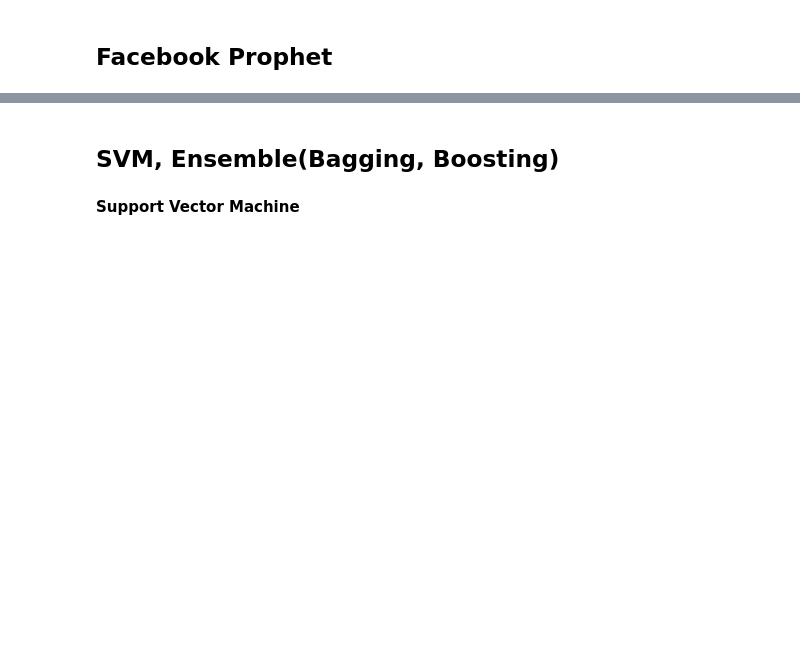
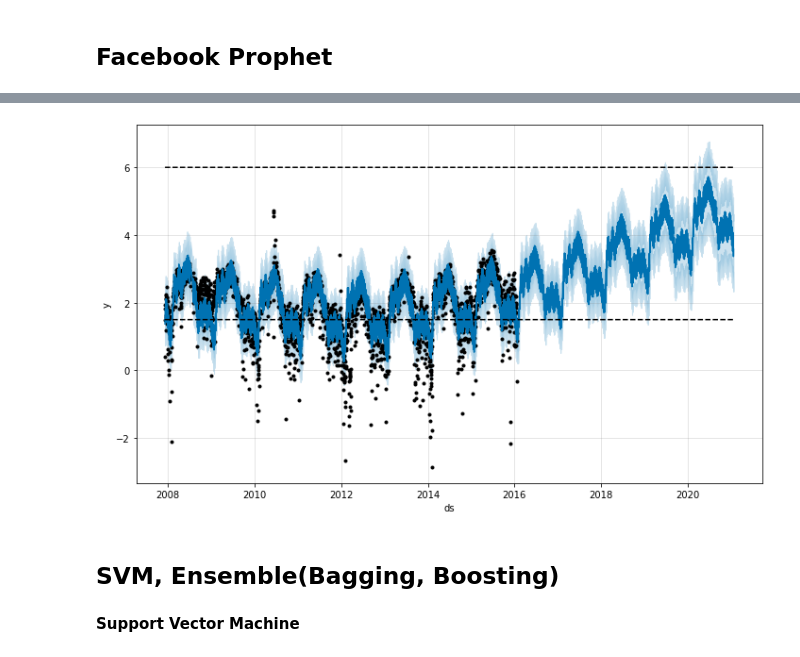
Before and after one commit to jo-cho/FinBlog, a Jupyter notebook: posts/statistics/time_series/ts_07_deep_learning.ipynb, the cells around one changed output, grey strips where cells are left out. Drawn from its saved outputs; the diff is of its cells as text; code cells hidden in the pictures; blank space fills up the shorter version.

```diff
--- a/posts/statistics/time_series/ts_07_deep_learning.ipynb
+++ b/posts/statistics/time_series/ts_07_deep_learning.ipynb
@@ -14,0 +49,12 @@ image: "./img/ts_07.png"
+# %%
+# saturating minimum
+df['y'] = 10 - df['y']
+df['cap'] = 6
+df['floor'] = 1.5
+future['cap'] = 6
+future['floor'] = 1.5
+m = Prophet(growth='logistic')
+m.fit(df)
+fcst = m.predict(future)
+fig = m.plot(fcst)
+# %% [output]
@@ -15,3 +63,4 @@ image: "./img/ts_07.png"
+[figure, added]
 # %% [markdown]
 ## SVM, Ensemble(Bagging, Boosting)
 # %% [markdown]
```
Also changed, not shown: parts of 20 cells of this notebook, 14 other files.
